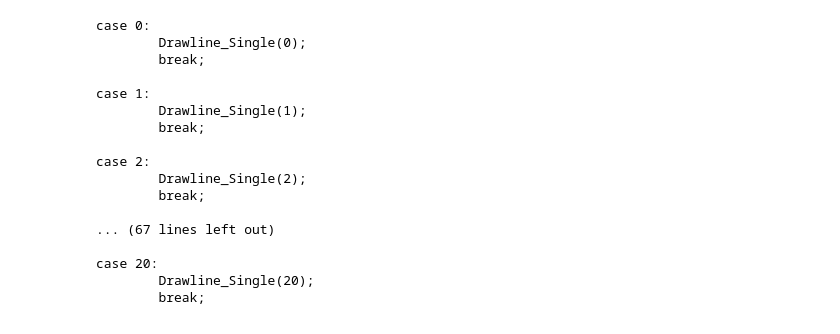
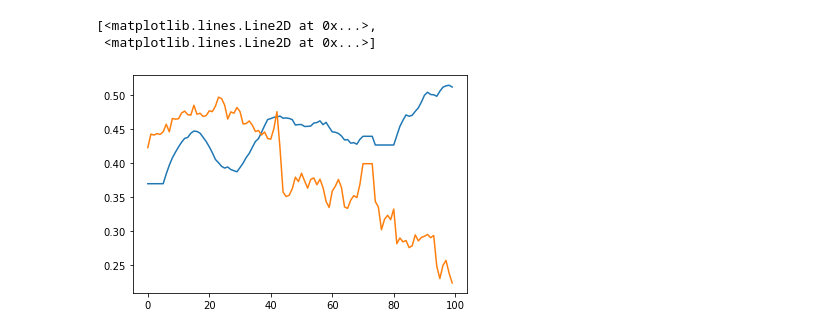
Before and after one commit to wtychn/DeepLearning, a Jupyter notebook: gear.ipynb, the cells around one changed output. Saved outputs shown, nothing was run; the diff lists cells and outputs as text; code cells hidden in the pictures.

```diff
--- a/gear.ipynb
+++ b/gear.ipynb
@@ -1,21 +1,15 @@
-# %%
-for i in range(21):
-    print("case %d:\n\tDrawline_Single(%d);\n\tbreak;\n" %(i,i))
-# %% [output]
-case 0:
-        Drawline_Single(0);
-        break;
-
-case 1:
-        Drawline_Single(1);
-        break;
-
-case 2:
-        Drawline_Single(2);
-        break;
-
-... (67 lines left out)
-
-case 20:
-        Drawline_Single(20);
-        break;
+# %%
+import numpy as np
+import torch
+import pandas as pd
+import matplotlib.pyplot as plt
+import shutil
+import os
+
+temperature = np.load('DBtest/DataProcess/data_x.npy')
+
+plt.plot(temperature[160])
+# %% [output]
+[<matplotlib.lines.Line2D at 0x...>,
+ <matplotlib.lines.Line2D at 0x...>]
+[figure, added]
```
Also changed, not shown: parts of 1 cell of this notebook, 10 other files.
